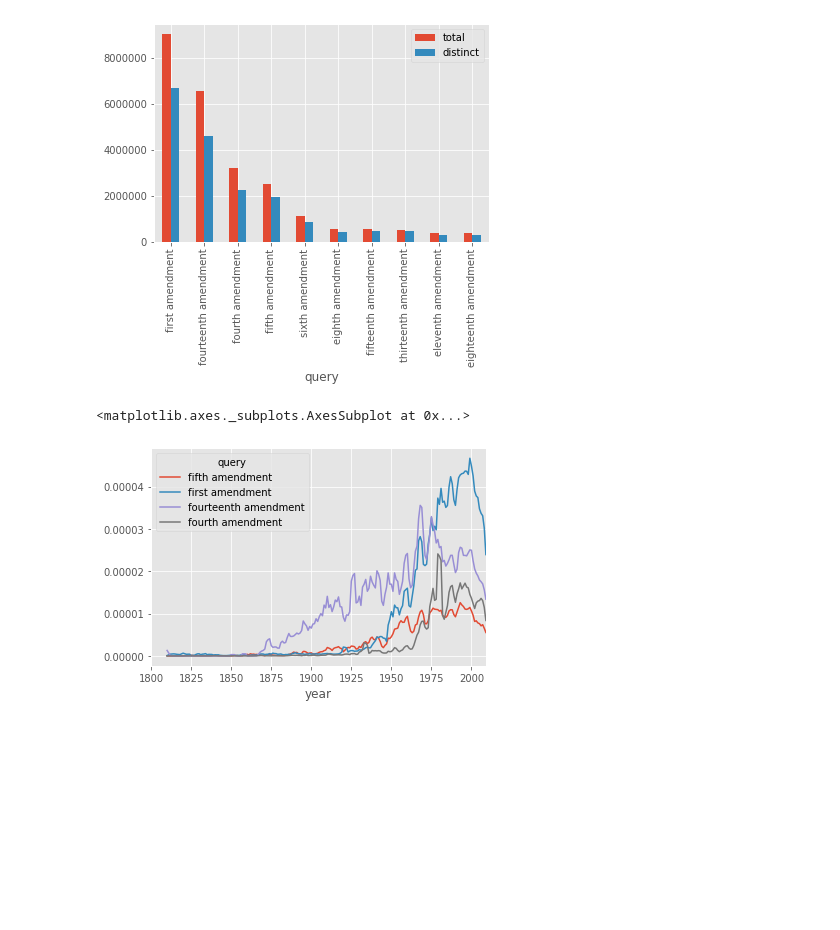
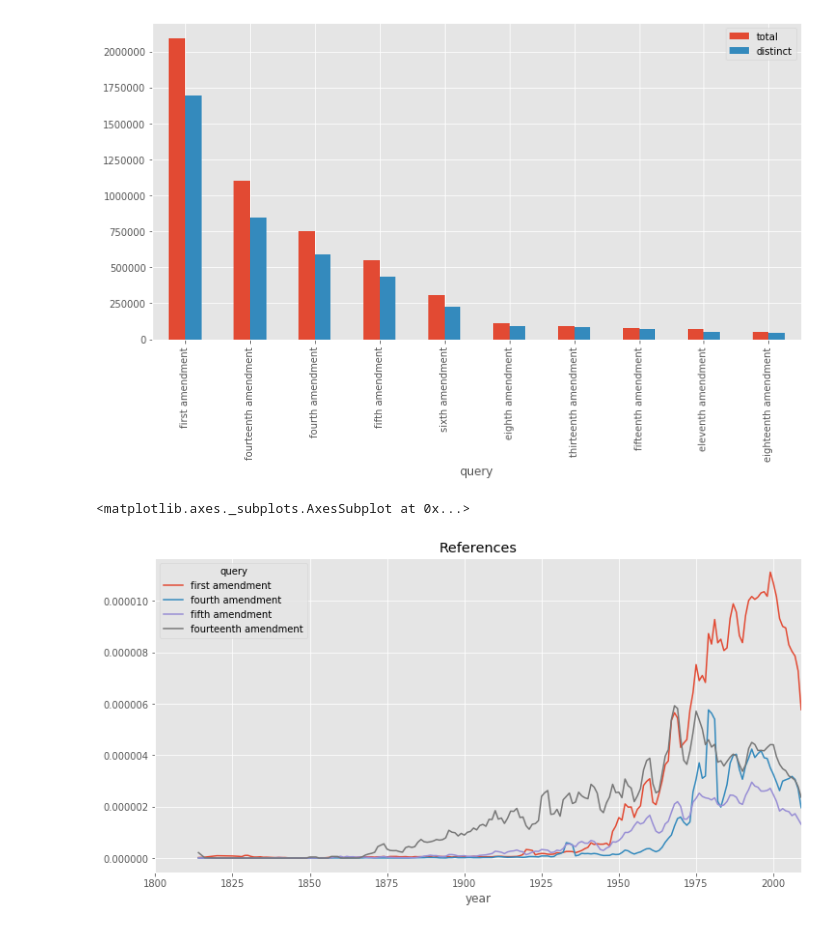
Before and after one commit to tianhuil/computational-history, a Jupyter notebook: src/Constitution.ipynb, the cells around one changed output. Cells and saved outputs as stored; diff of their text form; code cells hidden in the pictures; blank space fills up the shorter version.

```diff
--- a/src/Constitution.ipynb
+++ b/src/Constitution.ipynb
@@ -16,3 +18,6 @@ import matplotlib.pylab as plt
 plt.style.use('ggplot')
 
 from utils import read_ngrams, save_ngrams
+# %%
+from pylab import rcParams
+rcParams['figure.figsize'] = 12, 6
@@ -28,7 +75,8 @@ df = (pd.concat([
       .sum()
       .reset_index())
 
-df = df[df['year'] >= 1788]
+df = df[(df['year'] >= 1788) & ~ df['w'].isin(STOP_WORDS) & df['w'].str.isalnum()]
+df['decade'] = df['year'] // 10 * 10
 
 df.sample(10, random_state=42)
 # %% [output]
@@ -96,25 +148,25 @@ df_queries = (df.groupby(['query'])[['total', 'distinct']]
 (df_queries.nlargest(10, 'total')
      .plot.bar());
 # %% [output]
-[figure, old version]
+[figure, new version]
 # %%
 top_n = df_queries.nlargest(4, 'total').index
 
 df_query_year = (
     df.groupby(['query', 'year'])[['total', 'distinct']].sum() /
     (df_baseline)
 )
 
 (df_query_year.loc[top_n, :]
      .unstack('query')['total']
-     .reindex([q for q in df['query'].unique() if q in top_n], axis=1)
+     .reindex([q for q in QUERIES if q in top_n], axis=1)
      .fillna(0)
      .sort_index()
      .rolling(3)
      .mean()
-     .plot())
+     .plot(title="References"))
 
 # Similar to https://books.google.com/ngrams/graph?content=first+amendment%2Cfourteenth+amendment%2Cfourth+amendment%2Cfifth+amendment&case_insensitive=on&year_start=1800&year_end=2008&corpus=17&smoothing=2&share=&direct_url=t4%3B%2Cfirst%20amendment%3B%2Cc0%3B%2Cs0%3B%3BFirst%20Amendment%3B%2Cc0%3B%3Bfirst%20amendment%3B%2Cc0%3B%3Bfirst%20Amendment%3B%2Cc0%3B.t4%3B%2Cfourteenth%20amendment%3B%2Cc0%3B%2Cs0%3B%3BFourteenth%20Amendment%3B%2Cc0%3B%3Bfourteenth%20amendment%3B%2Cc0%3B.t4%3B%2Cfourth%20amendment%3B%2Cc0%3B%2Cs0%3B%3BFourth%20Amendment%3B%2Cc0%3B%3Bfourth%20amendment%3B%2Cc0%3B%3Bfourth%20Amendment%3B%2Cc0%3B.t4%3B%2Cfifth%20amendment%3B%2Cc0%3B%2Cs0%3B%3BFifth%20Amendment%3B%2Cc0%3B%3Bfifth%20amendment%3B%2Cc0%3B%3Bfifth%20Amendment%3B%2Cc0#t4%3B%2Cfirst%20amendment%3B%2Cc0%3B%2Cs0%3B%3BFirst%20Amendment%3B%2Cc0%3B%3Bfirst%20amendment%3B%2Cc0%3B%3Bfirst%20Amendment%3B%2Cc0%3B.t4%3B%2Cfourteenth%20amendment%3B%2Cc0%3B%2Cs0%3B%3BFourteenth%20Amendment%3B%2Cc0%3B%3Bfourteenth%20amendment%3B%2Cc0%3B.t4%3B%2Cfourth%20amendment%3B%2Cc0%3B%2Cs0%3B%3BFourth%20Amendment%3B%2Cc0%3B%3Bfourth%20amendment%3B%2Cc0%3B%3Bfourth%20Amendment%3B%2Cc0%3B.t4%3B%2Cfifth%20amendment%3B%2Cc0%3B%2Cs0%3B%3BFifth%20Amendment%3B%2Cc0%3B%3Bfifth%20amendment%3B%2Cc0%3B%3Bfifth%20Amendment%3B%2Cc0
 # %% [output]
 <matplotlib.axes._subplots.AxesSubplot at 0x...>
-[figure, old version]
+[figure, new version]
```
Also changed, not shown: parts of 9 cells of this notebook, 2 other files.
